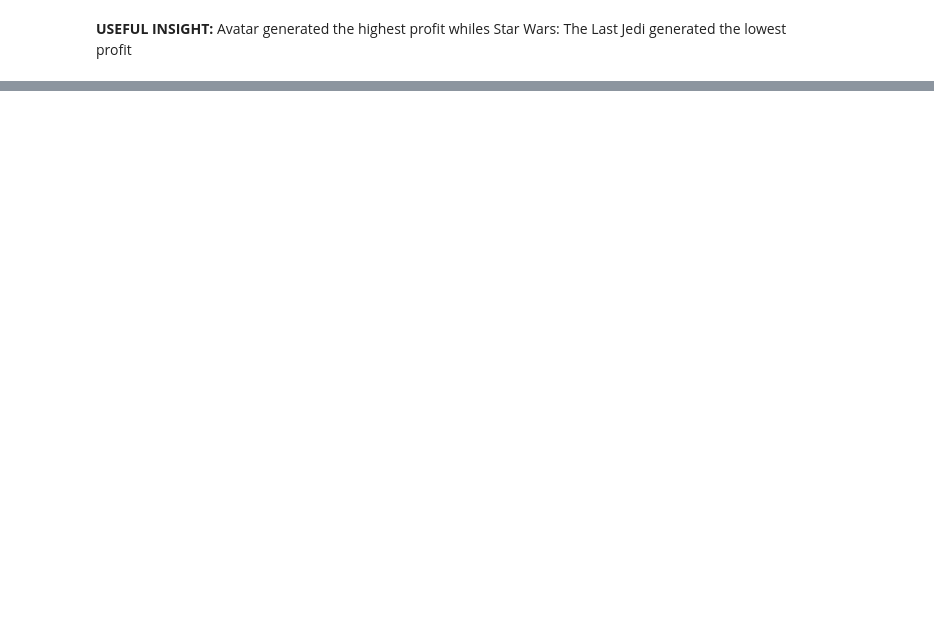
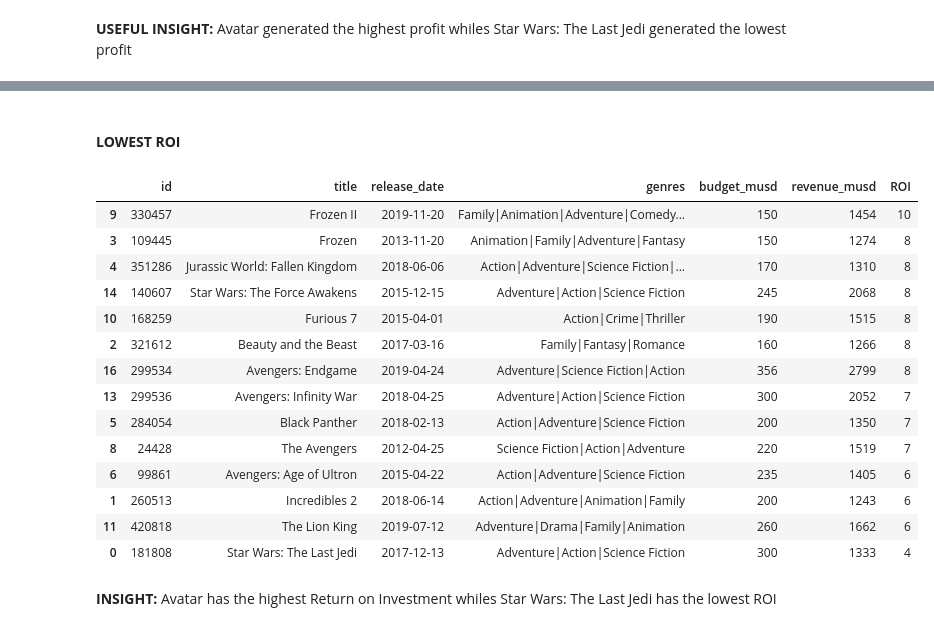
Before and after one commit to PercyAyimbilaNsolemna/TMDB_Movie_Data_Analysis, a Jupyter notebook: Notebook/movieAnalysis.ipynb, the cells around one changed output, grey strips where cells are left out. Cells and saved outputs as stored; diff of their text form; code cells hidden in the pictures; blank space fills up the shorter version.

Commit message:
Add a function to calculate ROI.

```diff
--- a/Notebook/movieAnalysis.ipynb
+++ b/Notebook/movieAnalysis.ipynb
@@ -638,0 +643,10 @@ movie_with_lowest_profit[columns_to_display]
+# %%
+movie_data_with_ROI = calculateROI(data=movie_data, revenueColumn="revenue_musd",
+                                   budgetColumn="budget_musd"
+                                )
+# %%
+#Removes profit from the list of columns to dispaly and adds ROI to the list of columns to display
+columns_to_display.pop()
+columns_to_display.append("ROI")
+
+print(columns_to_display)
@@ -638,0 +676,33 @@ movie_with_lowest_profit[columns_to_display]
+# %% [markdown]
+#### **LOWEST ROI**
+# %%
+#Extracts movies with ROI greater than 10
+movies_with_low_ROI = movie_data_with_ROI[movie_data_with_ROI["ROI"] < 11].copy()
+
+#Ranks the filtered ROIs in descending order
+movies_with_low_ROI.sort_values(
+                                        by="ROI",
+                                        ascending=False,
+                                        na_position="last",
+                                        inplace=True
+                                    )
+#Displays the filtered movies
+movies_with_low_ROI[columns_to_display]
+# %% [output]
+|  | id | title | release_date | genres | budget_musd | revenue_musd | ROI |
+| 9 | 330457 | Frozen II | 2019-11-20 | Family|Animation|Adventure|Comedy... | 150 | 1454 | 10 |
+| 3 | 109445 | Frozen | 2013-11-20 | Animation|Family|Adventure|Fantasy | 150 | 1274 | 8 |
+| 4 | 351286 | Jurassic World: Fallen Kingdom | 2018-06-06 | Action|Adventure|Science Fiction|... | 170 | 1310 | 8 |
+| 14 | 140607 | Star Wars: The Force Awakens | 2015-12-15 | Adventure|Action|Science Fiction | 245 | 2068 | 8 |
+| 10 | 168259 | Furious 7 | 2015-04-01 | Action|Crime|Thriller | 190 | 1515 | 8 |
+| 2 | 321612 | Beauty and the Beast | 2017-03-16 | Family|Fantasy|Romance | 160 | 1266 | 8 |
+| 16 | 299534 | Avengers: Endgame | 2019-04-24 | Adventure|Science Fiction|Action | 356 | 2799 | 8 |
+| 13 | 299536 | Avengers: Infinity War | 2018-04-25 | Adventure|Action|Science Fiction | 300 | 2052 | 7 |
+| 5 | 284054 | Black Panther | 2018-02-13 | Action|Adventure|Science Fiction | 200 | 1350 | 7 |
+| 8 | 24428 | The Avengers | 2012-04-25 | Science Fiction|Action|Adventure | 220 | 1519 | 7 |
+| 6 | 99861 | Avengers: Age of Ultron | 2015-04-22 | Action|Adventure|Science Fiction | 235 | 1405 | 6 |
+| 1 | 260513 | Incredibles 2 | 2018-06-14 | Action|Adventure|Animation|Family | 200 | 1243 | 6 |
+| 11 | 420818 | The Lion King | 2019-07-12 | Adventure|Drama|Family|Animation | 260 | 1662 | 6 |
+| 0 | 181808 | Star Wars: The Last Jedi | 2017-12-13 | Adventure|Action|Science Fiction | 300 | 1333 | 4 |
+# %% [markdown]
+**INSIGHT:** Avatar has the highest Return on Investment whiles Star Wars: The Last Jedi has the lowest ROI
```
Also changed, not shown: parts of 5 cells of this notebook, 1 other file.
